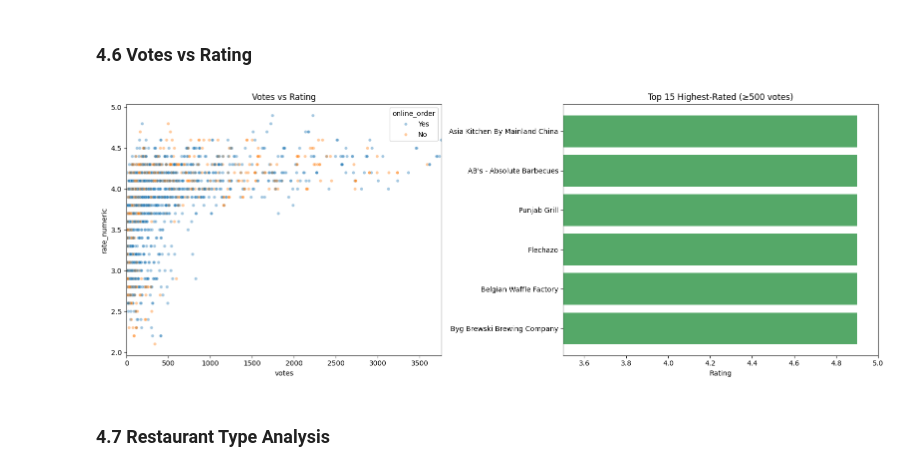
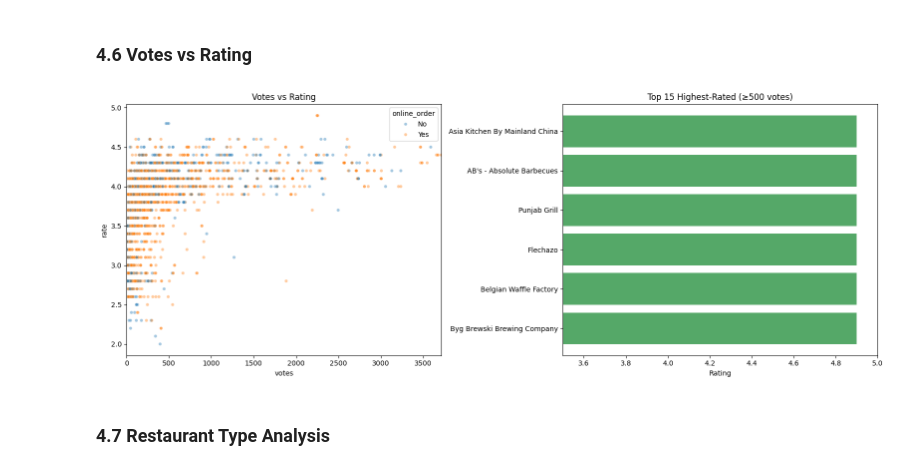
Before and after one commit to codebynishan/zomato-business-analysis, a Jupyter notebook: src/EDA.ipynb, the cells around one changed output. Cells and saved outputs as stored; diff of their text form; code cells hidden in the pictures.

```diff
--- a/src/EDA.ipynb
+++ b/src/EDA.ipynb
@@ -152,2 +159,8 @@ df["book_table_bin"]   = (df["book_table"]   == "Yes").astype(int)
+# %%
+# filling with the median
+df['cost_for_two'] = df['cost_for_two'].fillna(df['cost_for_two'].median())
+# %%
+# filling with unknown
+df['dish_liked'] = df['dish_liked'].fillna('Unknown')
 # %% [markdown]
 ##  Feature Engineering
@@ -154,7 +171,7 @@ df["book_table_bin"]   = (df["book_table"]   == "Yes").astype(int)
 # %%
 # grouping the price segment
 df["price_segment"] = pd.cut(
-    df["cost"],
+    df["cost_for_two"],
     bins=[0, 300, 600, 1000, 10000],
     labels=["Budget", "Mid-range", "Premium", "Luxury"]
 )
@@ -167,7 +184,7 @@ df["cuisine_count"] = df["cuisines"].str.split(",").str.len().fillna(0).astype(i
 # %%
 # rating category according to the rating
 df["rating_tier"] = pd.cut(
-    df["rate_numeric"],
+    df["rate"],
     bins=[0, 3.5, 4.0, 4.5, 5.0],
     labels=["Poor", "Average", "Good", "Excellent"]
 )
@@ -302,22 +317,22 @@ Passing `palette` without assigning `hue` is deprecated and will be removed in v
 # %%
 fig, axes = plt.subplots(1, 2, figsize=(16, 6))
 
 sample = df.sample(5000, random_state=42)
-sns.scatterplot(data=sample, x="votes", y="rate_numeric", hue="online_order",
+sns.scatterplot(data=sample, x="votes", y="rate", hue="online_order",
                 alpha=0.4, s=20, ax=axes[0])
 axes[0].set_title("Votes vs Rating")
 axes[0].set_xlim(0, sample["votes"].quantile(0.99))
 
-top_rated = df[df["votes"] >= 500].nlargest(15, "rate_numeric").drop_duplicates("name")
-axes[1].barh(top_rated["name"].str[:30], top_rated["rate_numeric"], color="#55a868")
+top_rated = df[df["votes"] >= 500].nlargest(15, "rate").drop_duplicates("name")
+axes[1].barh(top_rated["name"].str[:30], top_rated["rate"], color="#55a868")
 axes[1].set_title("Top 15 Highest-Rated (≥500 votes)")
 axes[1].set_xlabel("Rating")
 axes[1].set_xlim(3.5, 5)
 
 plt.tight_layout()
 plt.show()
 # %% [output]
-[figure, old version]
+[figure, new version]
 # %% [markdown]
 ### 4.7 Restaurant Type Analysis
 # %%
```
Also changed, not shown: parts of 24 cells of this notebook.
